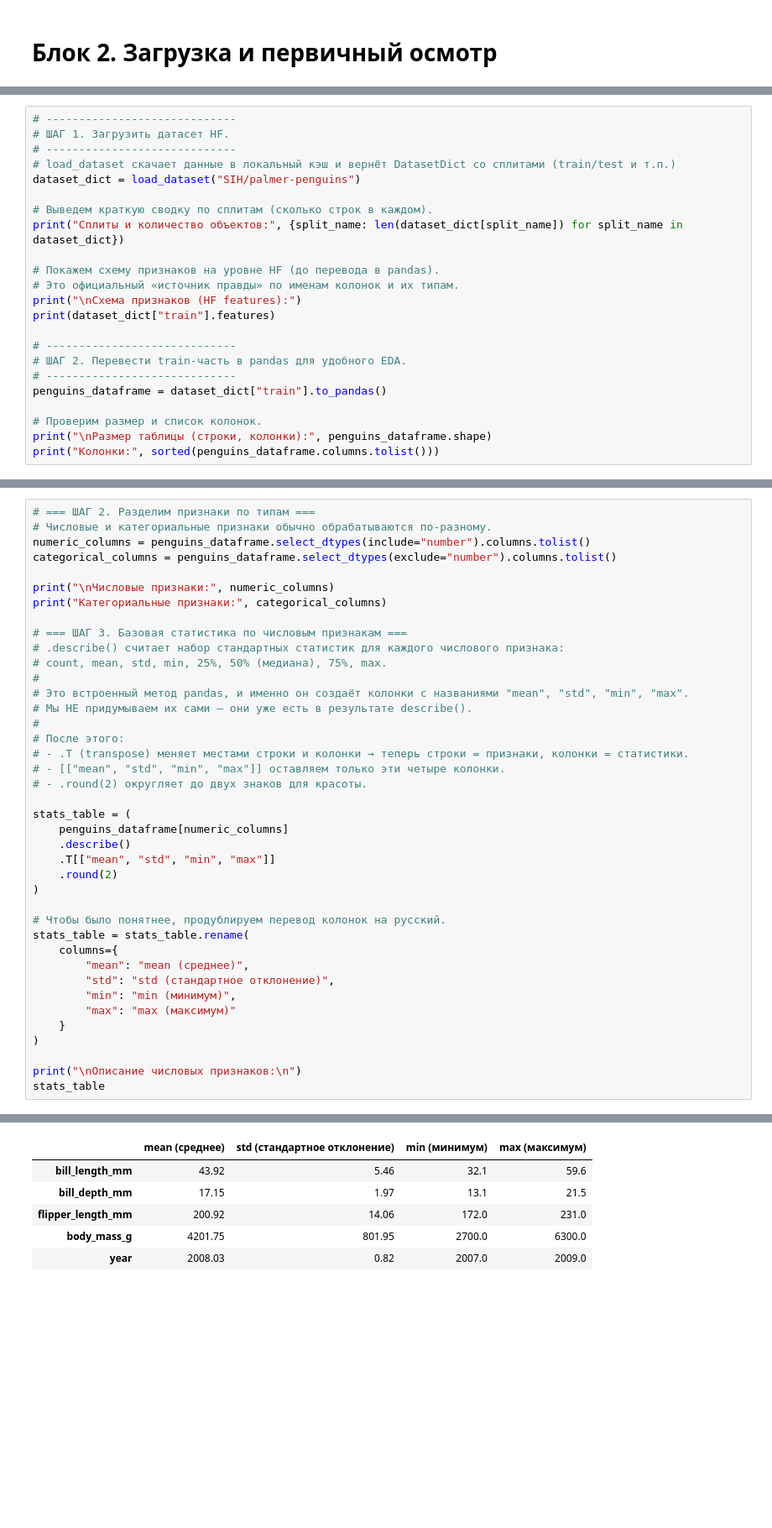
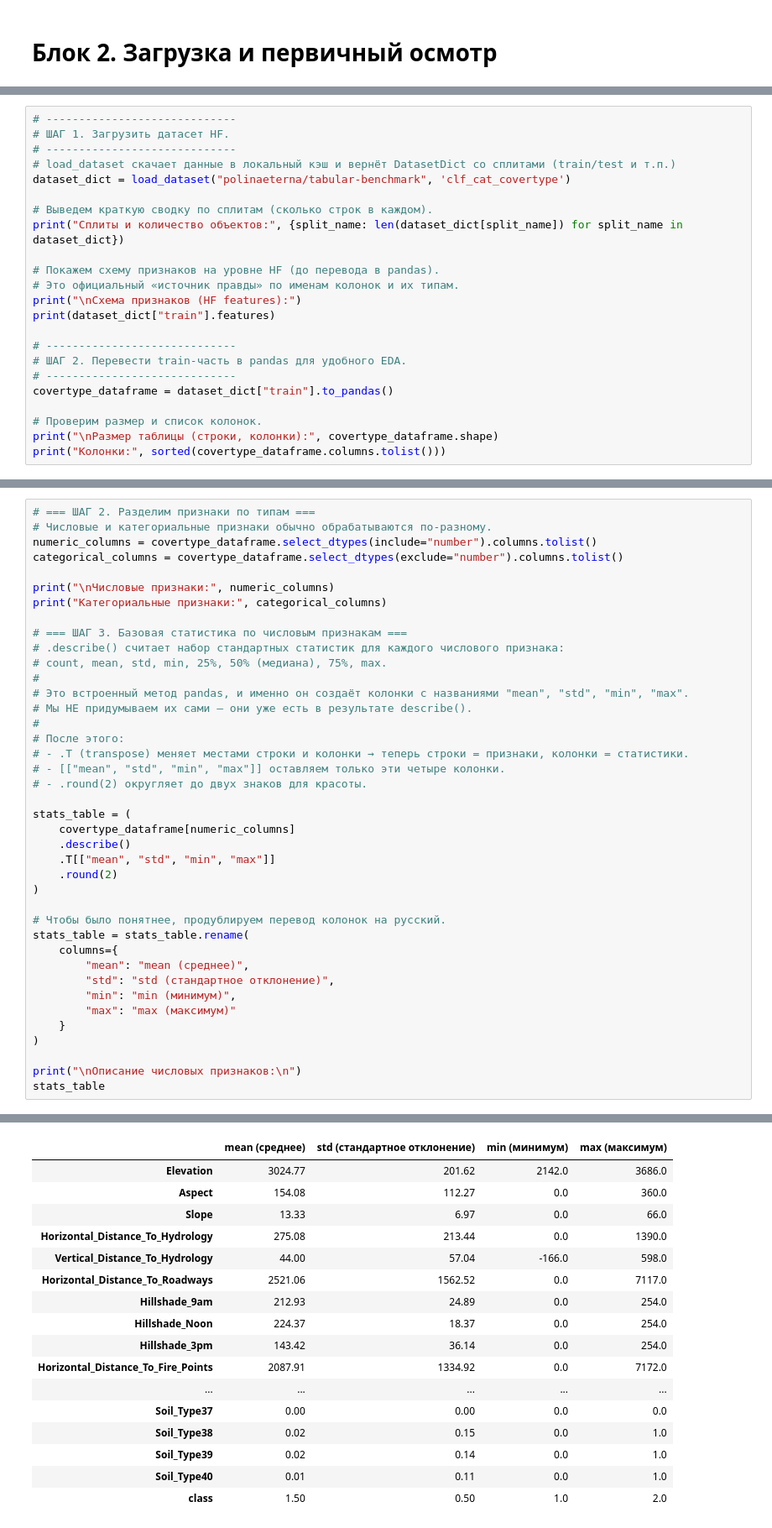
Before and after one commit to MiSTeR1995/Intro_in_ML, a Jupyter notebook: practice_1/1.ipynb, the cells around one changed output, grey strips where cells are left out. Shown at 84% size. Drawn from its saved outputs; the diff is of its cells as text; blank space fills up the shorter version.

```diff
--- a/practice_1/1.ipynb
+++ b/practice_1/1.ipynb
@@ -55,7 +43,7 @@ sns.set_theme(context="talk", style="whitegrid")
 # ШАГ 1. Загрузить датасет HF.
 # -----------------------------
 # load_dataset скачает данные в локальный кэш и вернёт DatasetDict со сплитами (train/test и т.п.)
-dataset_dict = load_dataset("SIH/palmer-penguins")
+dataset_dict = load_dataset("polinaeterna/tabular-benchmark", 'clf_cat_covertype')
 
 # Выведем краткую сводку по сплитам (сколько строк в каждом).
 print("Сплиты и количество объектов:", {split_name: len(dataset_dict[split_name]) for split_name in dataset_dict})
@@ -68,9 +56,9 @@ print(dataset_dict["train"].features)
 # -----------------------------
 # ШАГ 2. Перевести train-часть в pandas для удобного EDA.
 # -----------------------------
-penguins_dataframe = dataset_dict["train"].to_pandas()
+covertype_dataframe = dataset_dict["train"].to_pandas()
 
 # Проверим размер и список колонок.
-print("\nРазмер таблицы (строки, колонки):", penguins_dataframe.shape)
-print("Колонки:", sorted(penguins_dataframe.columns.tolist()))
+print("\nРазмер таблицы (строки, колонки):", covertype_dataframe.shape)
+print("Колонки:", sorted(covertype_dataframe.columns.tolist()))
 # %% [output]
@@ -213,8 +183,8 @@ dtype: int64
 # %%
 # === ШАГ 2. Разделим признаки по типам ===
 # Числовые и категориальные признаки обычно обрабатываются по-разному.
-numeric_columns = penguins_dataframe.select_dtypes(include="number").columns.tolist()
-categorical_columns = penguins_dataframe.select_dtypes(exclude="number").columns.tolist()
+numeric_columns = covertype_dataframe.select_dtypes(include="number").columns.tolist()
+categorical_columns = covertype_dataframe.select_dtypes(exclude="number").columns.tolist()
 
 print("\nЧисловые признаки:", numeric_columns)
 print("Категориальные признаки:", categorical_columns)
@@ -232,7 +202,7 @@ print("Категориальные признаки:", categorical_columns)
 # - .round(2) округляет до двух знаков для красоты.
 
 stats_table = (
-    penguins_dataframe[numeric_columns]
+    covertype_dataframe[numeric_columns]
     .describe()
     .T[["mean", "std", "min", "max"]]
     .round(2)
@@ -256,9 +226,20 @@ stats_table
 
 Описание числовых признаков:
 |  | mean (среднее) | std (стандартное отклонение) | min (минимум) | max (максимум) |
-| bill_length_mm | 43.92 | 5.46 | 32.1 | 59.6 |
-| bill_depth_mm | 17.15 | 1.97 | 13.1 | 21.5 |
-| flipper_length_mm | 200.92 | 14.06 | 172.0 | 231.0 |
-| body_mass_g | 4201.75 | 801.95 | 2700.0 | 6300.0 |
-| year | 2008.03 | 0.82 | 2007.0 | 2009.0 |
+| Elevation | 3024.77 | 201.62 | 2142.0 | 3686.0 |
+| Aspect | 154.08 | 112.27 | 0.0 | 360.0 |
+| Slope | 13.33 | 6.97 | 0.0 | 66.0 |
+| Horizontal_Distance_To_Hydrology | 275.08 | 213.44 | 0.0 | 1390.0 |
+| Vertical_Distance_To_Hydrology | 44.00 | 57.04 | -166.0 | 598.0 |
+| Horizontal_Distance_To_Roadways | 2521.06 | 1562.52 | 0.0 | 7117.0 |
+| Hillshade_9am | 212.93 | 24.89 | 0.0 | 254.0 |
+| Hillshade_Noon | 224.37 | 18.37 | 0.0 | 254.0 |
+| Hillshade_3pm | 143.42 | 36.14 | 0.0 | 254.0 |
+| Horizontal_Distance_To_Fire_Points | 2087.91 | 1334.92 | 0.0 | 7172.0 |
+| ... | ... | ... | ... | ... |
+| Soil_Type37 | 0.00 | 0.00 | 0.0 | 0.0 |
+| Soil_Type38 | 0.02 | 0.15 | 0.0 | 1.0 |
+| Soil_Type39 | 0.02 | 0.14 | 0.0 | 1.0 |
+| Soil_Type40 | 0.01 | 0.11 | 0.0 | 1.0 |
+| class | 1.50 | 0.50 | 1.0 | 2.0 |
 # %%
```
Also changed, not shown: parts of 20 cells of this notebook.
